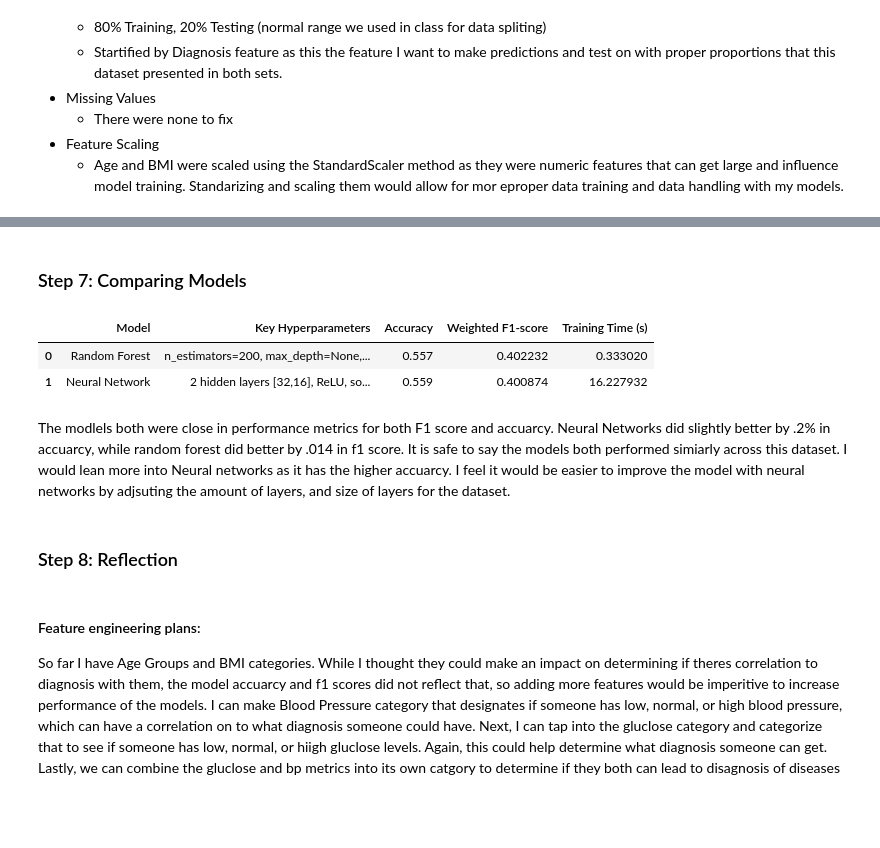
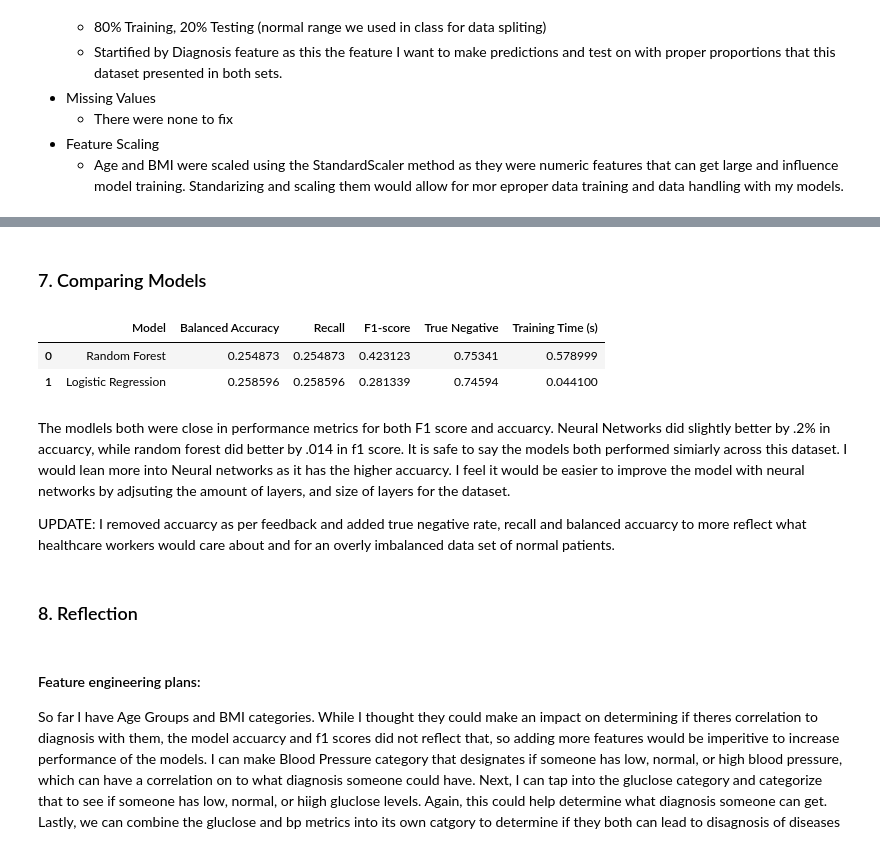
Before and after one commit to Reagansierra1/Diagnosis-Predictor, a Jupyter notebook: final_project_draft.ipynb, the cells around one changed output, grey strips where cells are left out. Saved outputs shown, nothing was run; the diff lists cells and outputs as text; code cells hidden in the pictures; blank space fills up the shorter version.

Commit message:
address feedback

```diff
--- a/final_project_draft.ipynb
+++ b/final_project_draft.ipynb
@@ -280,8 +324,26 @@ Time: 16.22793221473694
 # %%
 cm = confusion_matrix(y_test, y_pred)
 
+
+specificities = []
+
+for i in range(len(cm)):
+    TP = cm[i, i]
+
+    FN = cm[i, :].sum() - TP
+    FP = cm[:, i].sum() - TP
+
+    TN = cm.sum() - (TP + FN + FP)
+
+    specificity = TN / (TN + FP)
+    specificities.append(specificity)
+
+print("Specitivity:", np.mean(specificities))
+
+true_negatives_log = np.mean(specificities)
+
 plt.figure(figsize=(8,6))
-sns.heatmap(cm, annot=True, xticklabels=label_encoder.classes_, yticklabels=label_encoder.classes_)
+sns.heatmap(cm, annot=True, xticklabels=log_model.classes_, yticklabels=log_model.classes_)
 plt.xlabel('Predicted')
 plt.ylabel('True')
 plt.title('Neural Network Confusion Matrix')
@@ -291,35 +354,42 @@ plt.show()
 # %% [markdown]
-### Step 7: Comparing Models
+### 7. Comparing Models
 # %%
 
 random_forest_metrics = {
     "Model": "Random Forest",
-    "Key Hyperparameters": "n_estimators=200, max_depth=None, random_state=42",
-    "Accuracy": accuracy,
-    "Weighted F1-score": f1,
+    "Balanced Accuracy": balanced_acc_rf,
+    "Recall": macro_recall_rf,
+    "F1-score": f1,
+    "True Negative": true_negatives_rf,
     "Training Time (s)": random_forest_time,
 }
 
-nn_metrics = {
-    "Model": "Neural Network",
-    "Key Hyperparameters": "2 hidden layers [32,16], ReLU, softmax output",
-    "Accuracy": accuarcy_nn,
-    "Weighted F1-score": f1_nn,
-    "Training Time (s)": nn_time,
+logistic_metrics = {
+    "Model": "Logistic Regression",
+    "Balanced Accuracy": balanced_acc_log,
+    "Recall": macro_recall_log,
+    "F1-score": f1_log,
+    "True Negative": true_negatives_log,
+    "Training Time (s)": log_time,
 }
 
-comparison_df = pd.DataFrame([random_forest_metrics, nn_metrics])
+comparison_df = pd.DataFrame([
+    random_forest_metrics,
+    logistic_metrics
+])
 
 
 comparison_df
 # %% [output]
-|  | Model | Key Hyperparameters | Accuracy | Weighted F1-score | Training Time (s) |
-| 0 | Random Forest | n_estimators=200, max_depth=None,... | 0.557 | 0.402232 | 0.333020 |
-| 1 | Neural Network | 2 hidden layers [32,16], ReLU, so... | 0.559 | 0.400874 | 16.227932 |
+|  | Model | Balanced Accuracy | Recall | F1-score | True Negative | Training Time (s) |
+| 0 | Random Forest | 0.254873 | 0.254873 | 0.423123 | 0.75341 | 0.578999 |
+| 1 | Logistic Regression | 0.258596 | 0.258596 | 0.281339 | 0.74594 | 0.044100 |
 # %% [markdown]
 The modlels both were close in performance metrics for both F1 score and accuarcy. Neural Networks did slightly better by .2% in accuarcy, while random forest did better by .014 in f1 score. It is safe to say the models both performed simiarly across this dataset. I would lean more into Neural networks as it has the higher accuarcy. I feel it would be easier to improve the model with neural networks by adjsuting the amount of layers, and size of layers for the dataset.
+
+UPDATE: I removed accuarcy as per feedback and added true negative rate, recall and balanced accuarcy to more reflect what healthcare workers would care about and for an overly imbalanced data set of normal patients.
 # %% [markdown]
-### Step 8: Reflection
+### 8. Reflection
 # %% [markdown]
 #### Feature engineering plans:
 So far I have Age Groups and BMI categories. While I thought they could make an impact on determining if theres correlation to diagnosis with them, the model accuarcy and f1 scores did not reflect that, so adding more features would be imperitive to increase performance of the models. I can make Blood Pressure category that designates if someone has low, normal, or high blood pressure, which can have a correlation on to what diagnosis someone could have. Next, I can tap into the gluclose category and categorize that to see if someone has low, normal, or hiigh gluclose levels. Again, this could help determine what diagnosis someone can get. Lastly, we can combine the gluclose and bp metrics into its own catgory to determine if they both can lead to disagnosis of diseases for patients.
```
Also changed, not shown: parts of 12 cells of this notebook.
